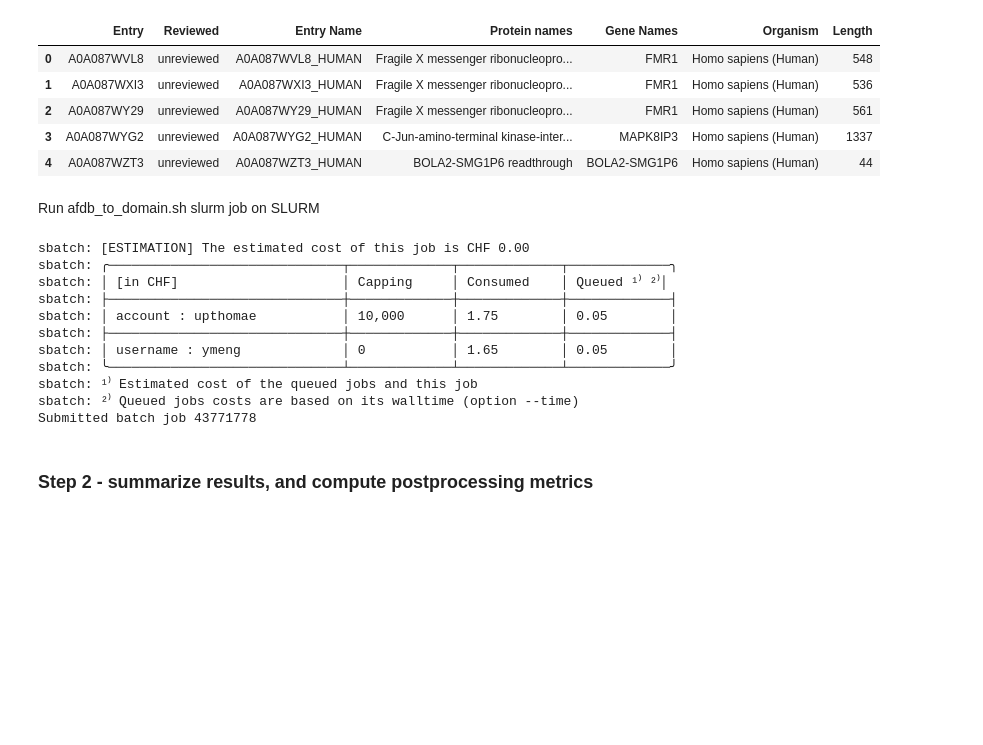
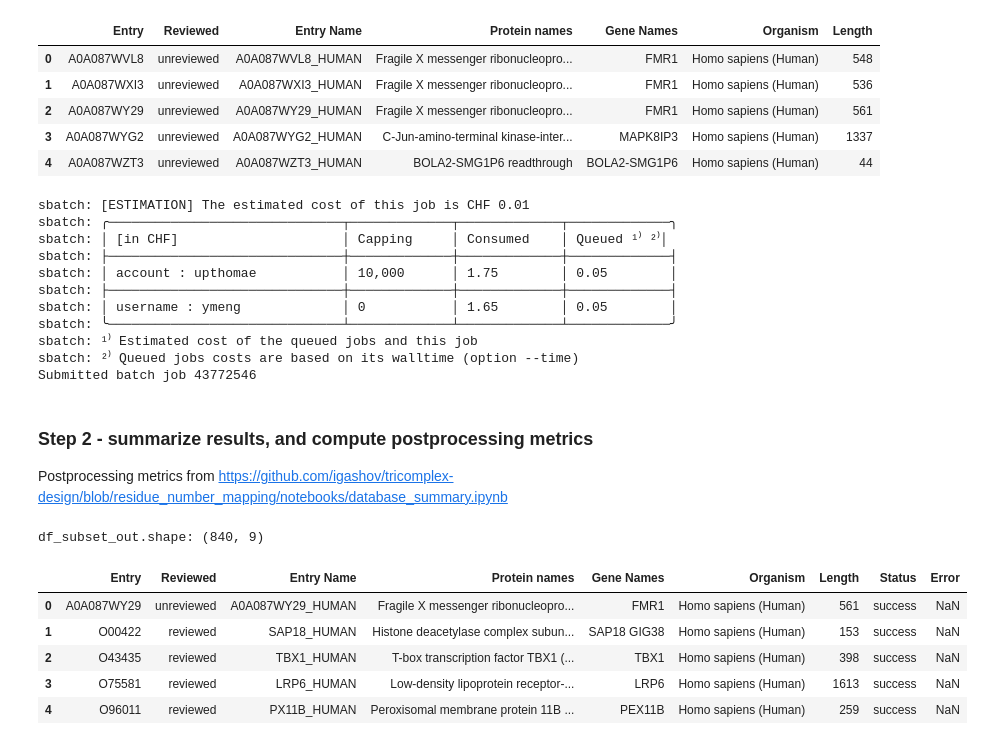
Before and after one commit to meng-yx/AFragmenter, a Jupyter notebook: download_human_domainome.ipynb, the cells around one changed output. Saved outputs shown, nothing was run; the diff lists cells and outputs as text; code cells hidden in the pictures; blank space fills up the shorter version.

Commit message:
Download a few subsets and comare against Shuhao's domainome

```diff
--- a/download_human_domainome.ipynb
+++ b/download_human_domainome.ipynb
@@ -71,16 +75,11 @@ num_subsets = 500
 for i in range(num_subsets):
     subset_df = df_proteome.iloc[i::num_subsets]
     subset_df.to_csv(f'data/subset/subset_{i}.csv', index=False)
-# %% [markdown]
-Run afdb_to_domain.sh slurm job on SLURM
 # %%
 # Submit the job to the cluster
-# subset_dir = "data/subset"       # dir containing input subset csv files
-out_dir = "data/out"               # dir to save domainome .pdb and domains .csv files
-domainome_dir = "data/domainome"   # dir to save subset out csv files (for tracking status of each subset)
-!sbatch  --array 0 slurm/afdb_to_domain.sh $subset_dir $domainome_dir $out_dir
+!sbatch  --array 1 slurm/afdb_to_domain.sh $subset_dir $domainome_dir $out_dir
 # %% [output]
-sbatch: [ESTIMATION] The estimated cost of this job is CHF 0.00
+sbatch: [ESTIMATION] The estimated cost of this job is CHF 0.01
 sbatch: ╭──────────────────────────────┬─────────────┬─────────────┬─────────────╮
 sbatch: │ [in CHF]                     │ Capping     │ Consumed    │ Queued ¹⁾ ²⁾│
 sbatch: ├──────────────────────────────┼─────────────┼─────────────┼─────────────┤
@@ -90,6 +89,27 @@ sbatch: │ username : ymeng             │ 0           │ 1.65        │ 0.0
 sbatch: ╰──────────────────────────────┴─────────────┴─────────────┴─────────────╯
 sbatch: ¹⁾ Estimated cost of the queued jobs and this job
 sbatch: ²⁾ Queued jobs costs are based on its walltime (option --time)
-Submitted batch job 43771778
+Submitted batch job 43772546
 # %% [markdown]
 ### Step 2 - summarize results, and compute postprocessing metrics
+
+Postprocessing metrics from https://github.com/igashov/tricomplex-design/blob/residue_number_mapping/notebooks/database_summary.ipynb
+# %%
+# Read all subset out csv files, and summarize results
+import os
+import pandas as pd
+import glob
+
+# Read all subset out files into a single DataFrame
+subset_out_files = glob.glob(os.path.join(out_dir, 'subset_*_out.csv'))
+df_subset_out = pd.concat([pd.read_csv(f) for f in subset_out_files])
+print(f"df_subset_out.shape: {df_subset_out.shape}")
+df_subset_out.head()
+# %% [output]
+df_subset_out.shape: (840, 9)
+|  | Entry | Reviewed | Entry Name | Protein names | Gene Names | Organism | Length | Status | Error |
+| 0 | A0A087WY29 | unreviewed | A0A087WY29_HUMAN | Fragile X messenger ribonucleopro... | FMR1 | Homo sapiens (Human) | 561 | success | NaN |
+| 1 | O00422 | reviewed | SAP18_HUMAN | Histone deacetylase complex subun... | SAP18 GIG38 | Homo sapiens (Human) | 153 | success | NaN |
+| 2 | O43435 | reviewed | TBX1_HUMAN | T-box transcription factor TBX1 (... | TBX1 | Homo sapiens (Human) | 398 | success | NaN |
+| 3 | O75581 | reviewed | LRP6_HUMAN | Low-density lipoprotein receptor-... | LRP6 | Homo sapiens (Human) | 1613 | success | NaN |
+| 4 | O96011 | reviewed | PX11B_HUMAN | Peroxisomal membrane protein 11B ... | PEX11B | Homo sapiens (Human) | 259 | success | NaN |
```
Also changed, not shown: parts of 16 cells of this notebook, 4 other files.
